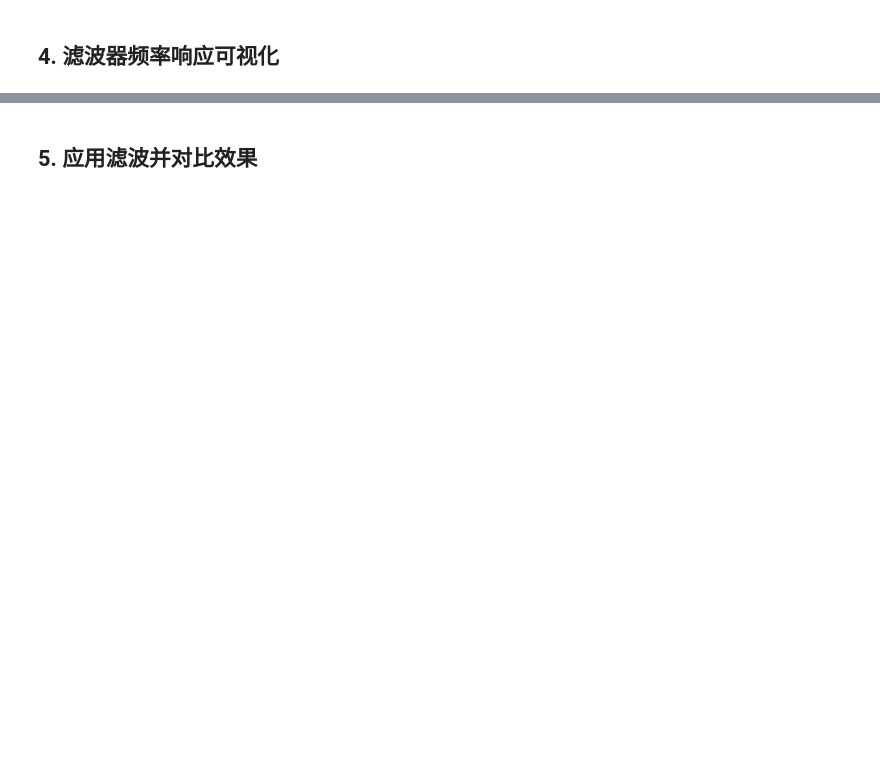
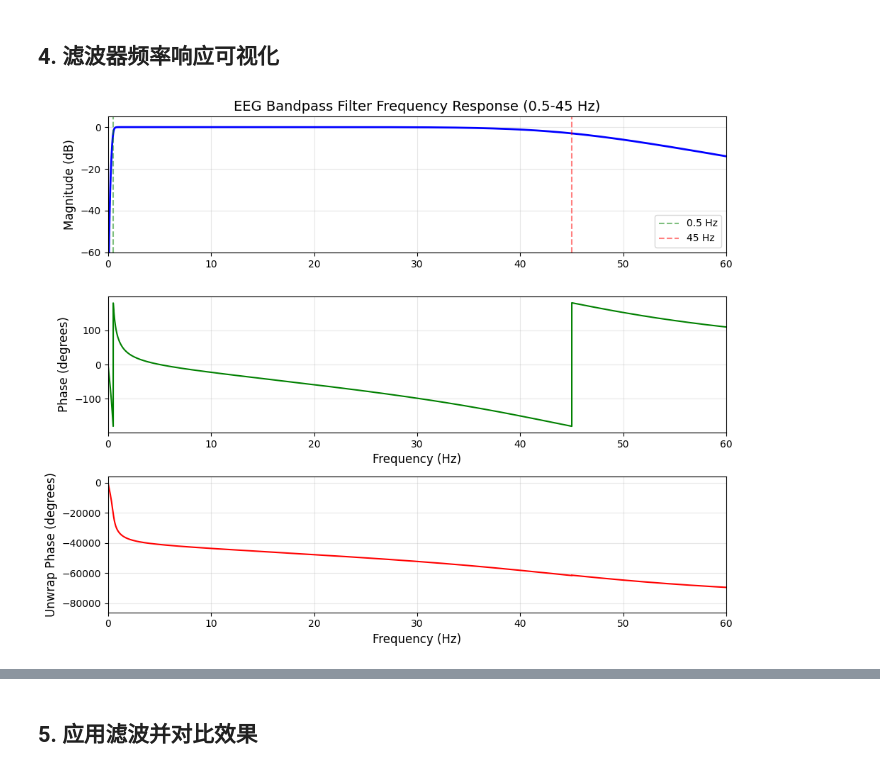
Before and after one commit to usstziyi/openbci-3, a Jupyter notebook: notebooks/unit_03_signal_processing.ipynb, the cells around one changed output, grey strips where cells are left out. Saved outputs shown, nothing was run; the diff lists cells and outputs as text; code cells hidden in the pictures; blank space fills up the shorter version.

```diff
--- a/notebooks/unit_03_signal_processing.ipynb
+++ b/notebooks/unit_03_signal_processing.ipynb
@@ -231,29 +284,49 @@ print(f"Bandwidth: {50/30:.2f} Hz")
 ## 4. 滤波器频率响应可视化
 # %%
 # 可视化带通滤波器的频率响应
-fig, (ax1, ax2) = plt.subplots(2, 1, figsize=(10, 8))
+fig, (ax1, ax2, ax3) = plt.subplots(3, 1, figsize=(10, 8))
 
 # freqz: 计算数字滤波器的频率响应
-w, h = signal.sosfreqz(eeg_bandpass_sos, worN=1024, fs=250)
+# 用来分析：这个滤波器对不同频率的信号会保留多少、削弱多少
+# 它会在 0 Hz 到 fs/2 之间取 1024 个点，计算每个频率点的滤波器响应
+# w 是频率数组
+# h 是滤波器在每个频率点上的 复数响应,包含：
+# 幅度响应：这个频率被放大/保留/削弱多少
+# 相位响应：这个频率的相位被移动多少
+# 通常我们最关心的是幅度响应，所以会写：np.abs(h)
+w, h = signal.sosfreqz(eeg_bandpass_sos, worN=65536, fs=250)
 
+# 1e-10 是为了避免 log10(0)负无穷大
 ax1.plot(w, 20 * np.log10(np.maximum(abs(h), 1e-10)), 'b', linewidth=2)
 ax1.set_title('EEG Bandpass Filter Frequency Response (0.5-45 Hz)', fontsize=14)
 ax1.set_ylabel('Magnitude (dB)', fontsize=12)
 ax1.set_xlim(0, 60)
 ax1.set_ylim(-60, 5)
 ax1.grid(True, alpha=0.3)
 ax1.axvline(x=0.5, color='g', linestyle='--', alpha=0.5, label='0.5 Hz')
 ax1.axvline(x=45, color='r', linestyle='--', alpha=0.5, label='45 Hz')
 ax1.legend()
 
 # 相位响应
-ax2.plot(w, np.angle(h) * 180 / np.pi, 'g', linewidth=1.5)
+phase = np.angle(h) * 180 / np.pi
+ax2.plot(w, phase, 'g', linewidth=1.5)
 ax2.set_xlabel('Frequency (Hz)', fontsize=12)
 ax2.set_ylabel('Phase (degrees)', fontsize=12)
 ax2.set_xlim(0, 60)
 ax2.grid(True, alpha=0.3)
 
+phase2 = np.unwrap(phase) * 360 / np.pi
+ax3.plot(w, phase2, 'r', linewidth=1.5)
+ax3.set_xlabel('Frequency (Hz)', fontsize=12)
+ax3.set_ylabel('Unwrap Phase (degrees)', fontsize=12)
+ax3.set_xlim(0, 60)
+ax3.grid(True, alpha=0.3)
+
+
+
 plt.tight_layout()
 plt.show()
+# %% [output]
+[figure, added]
 # %%
 # 可视化陷波滤波器的频率响应
```
Also changed, not shown: parts of 12 cells of this notebook.
